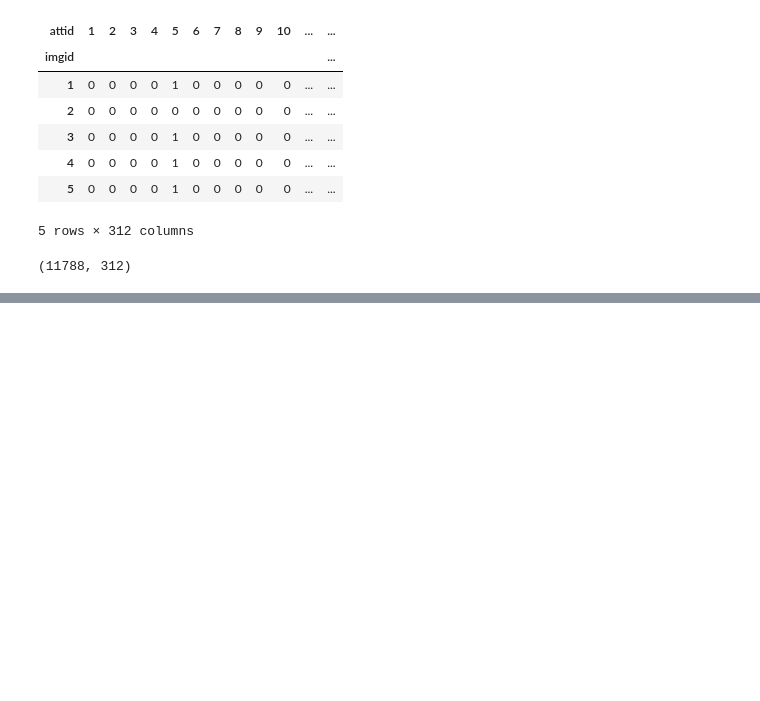
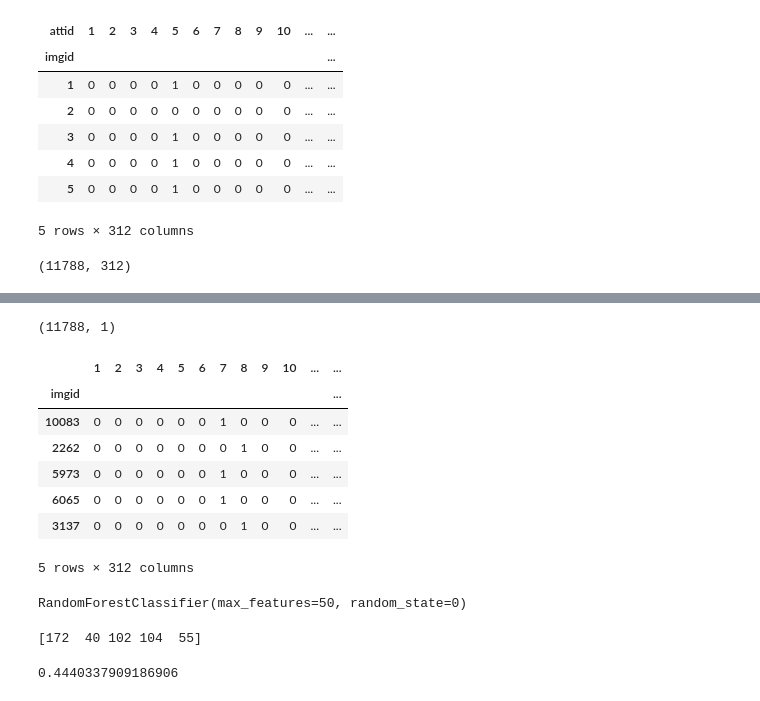
Before and after one commit to realdump/AI_Projects, a Jupyter notebook: Bird Identifier/bird-identifier.ipynb, the cells around one changed output, grey strips where cells are left out. Saved outputs shown, nothing was run; the diff lists cells and outputs as text; code cells hidden in the pictures; blank space fills up the shorter version.

```diff
--- a/Bird Identifier/bird-identifier.ipynb
+++ b/Bird Identifier/bird-identifier.ipynb
@@ -52,5 +52,19 @@ imgatt2.shape
 # %% [output]
 (11788, 312)
 # %%
-df = imgatt2.join(imglabels)
-df = df.sample(frac=1)
+# now we need to load the image true classes
+
+imglabels = pd.read_csv("data/CUB_200_2011/image_class_labels.txt",
+                        sep=' ', header=None, names=['imgid', 'label'])
+
+imglabels = imglabels.set_index('imgid')
+
+# description from dataset README:
+#
+# The ground truth class labels (bird species labels) for each image are contained
+# in the file image_class_labels.txt, with each line corresponding to one image:
+#
+# <image_id> <class_id>
+#
+# where <image_id> and <class_id> correspond to the IDs in images.txt and classes.txt,
+# respectively
@@ -58,0 +81,4 @@ NameError: name 'imglabels' is not defined
+# %%
+imglabels.shape
+# %% [output]
+(11788, 1)
@@ -58,0 +88,14 @@ NameError: name 'imglabels' is not defined
+# %%
+df_att = df.iloc[:, :312]
+df_label = df.iloc[:, 312:]
+# %%
+df_att.head()
+# %% [output]
+|  | 1 | 2 | 3 | 4 | 5 | 6 | 7 | 8 | 9 | 10 | ... | ... |
+| imgid |  |  |  |  |  |  |  |  |  |  |  | ... |
+| 10083 | 0 | 0 | 0 | 0 | 0 | 0 | 1 | 0 | 0 | 0 | ... | ... |
+| 2262 | 0 | 0 | 0 | 0 | 0 | 0 | 0 | 1 | 0 | 0 | ... | ... |
+| 5973 | 0 | 0 | 0 | 0 | 0 | 0 | 1 | 0 | 0 | 0 | ... | ... |
+| 6065 | 0 | 0 | 0 | 0 | 0 | 0 | 1 | 0 | 0 | 0 | ... | ... |
+| 3137 | 0 | 0 | 0 | 0 | 0 | 0 | 0 | 1 | 0 | 0 | ... | ... |
+5 rows × 312 columns
@@ -58,0 +113,12 @@ NameError: name 'imglabels' is not defined
+# %%
+clf.fit(df_train_att, df_train_label)
+# %% [output]
+RandomForestClassifier(max_features=50, random_state=0)
+# %%
+print(clf.predict(df_train_att.head()))
+# %% [output]
+[172  40 102 104  55]
+# %%
+clf.score(df_test_att, df_test_label)
+# %% [output]
+0.4440337909186906
```
Also changed, not shown: parts of 16 cells of this notebook, 2 other files.
